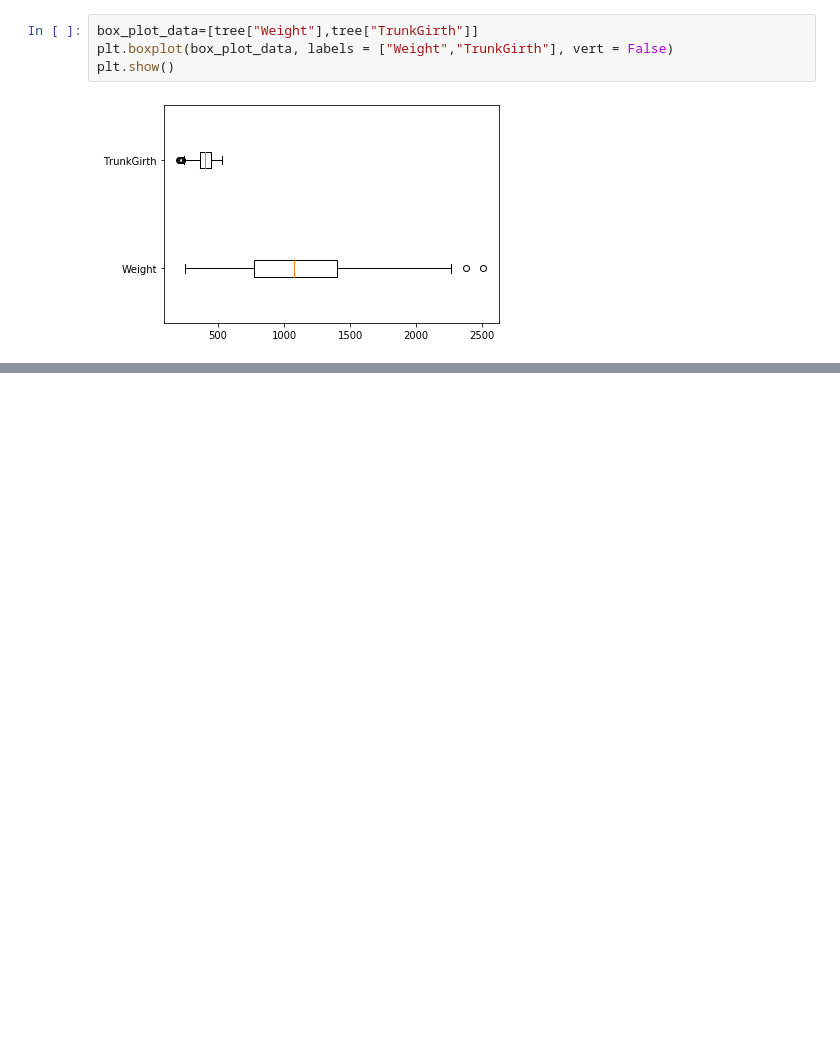
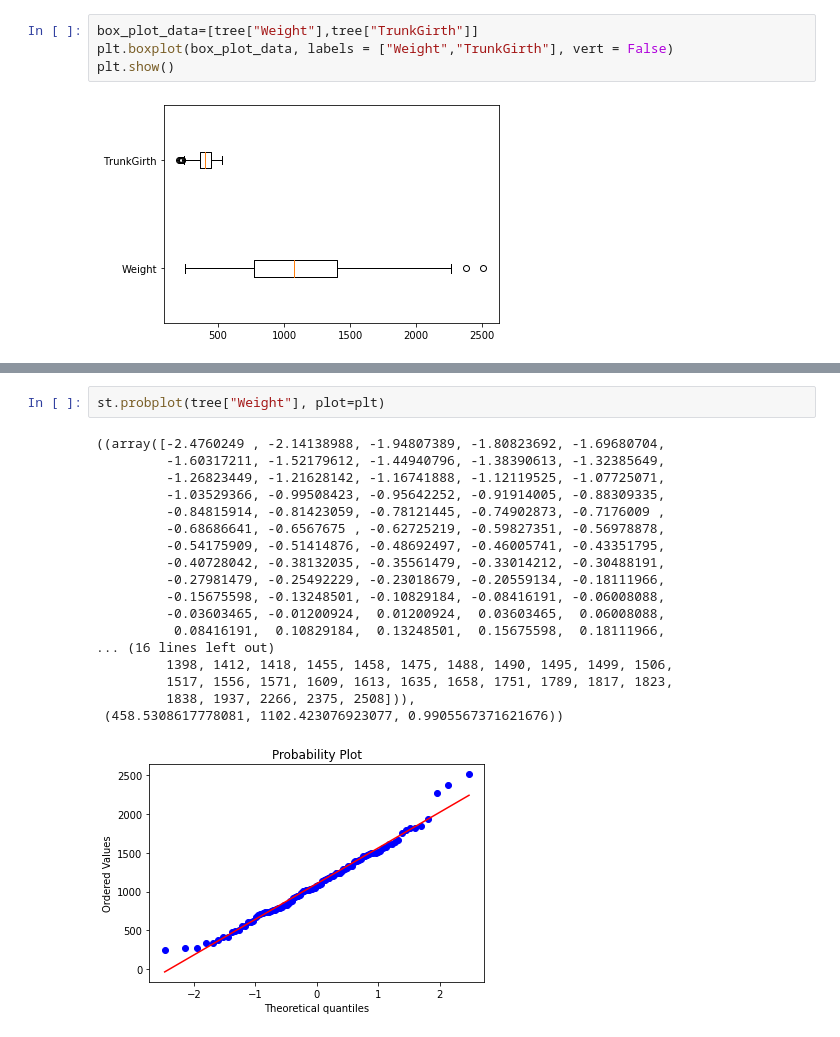
Before and after one commit to alexrblohm/py_learn, a Jupyter notebook: notebooks/5 Univariate Stats.ipynb, the cells around one changed output, grey strips where cells are left out. Drawn from its saved outputs; the diff is of its cells as text; blank space fills up the shorter version.

```diff
--- a/notebooks/5 Univariate Stats.ipynb
+++ b/notebooks/5 Univariate Stats.ipynb
@@ -296,0 +315,21 @@ plt.show()
+# %%
+st.probplot(tree["Weight"], plot=plt)
+# %% [output]
+((array([-2.4760249 , -2.14138988, -1.94807389, -1.80823692, -1.69680704,
+         -1.60317211, -1.52179612, -1.44940796, -1.38390613, -1.32385649,
+         -1.26823449, -1.21628142, -1.16741888, -1.12119525, -1.07725071,
+         -1.03529366, -0.99508423, -0.95642252, -0.91914005, -0.88309335,
+         -0.84815914, -0.81423059, -0.78121445, -0.74902873, -0.7176009 ,
+         -0.68686641, -0.6567675 , -0.62725219, -0.59827351, -0.56978878,
+         -0.54175909, -0.51414876, -0.48692497, -0.46005741, -0.43351795,
+         -0.40728042, -0.38132035, -0.35561479, -0.33014212, -0.30488191,
+         -0.27981479, -0.25492229, -0.23018679, -0.20559134, -0.18111966,
+         -0.15675598, -0.13248501, -0.10829184, -0.08416191, -0.06008088,
+         -0.03603465, -0.01200924,  0.01200924,  0.03603465,  0.06008088,
+          0.08416191,  0.10829184,  0.13248501,  0.15675598,  0.18111966,
+... (16 lines left out)
+         1398, 1412, 1418, 1455, 1458, 1475, 1488, 1490, 1495, 1499, 1506,
+         1517, 1556, 1571, 1609, 1613, 1635, 1658, 1751, 1789, 1817, 1823,
+         1838, 1937, 2266, 2375, 2508])),
+ (458.5308617778081, 1102.423076923077, 0.9905567371621676))
+[figure, added]
```
Also changed, not shown: parts of 3 cells of this notebook.
